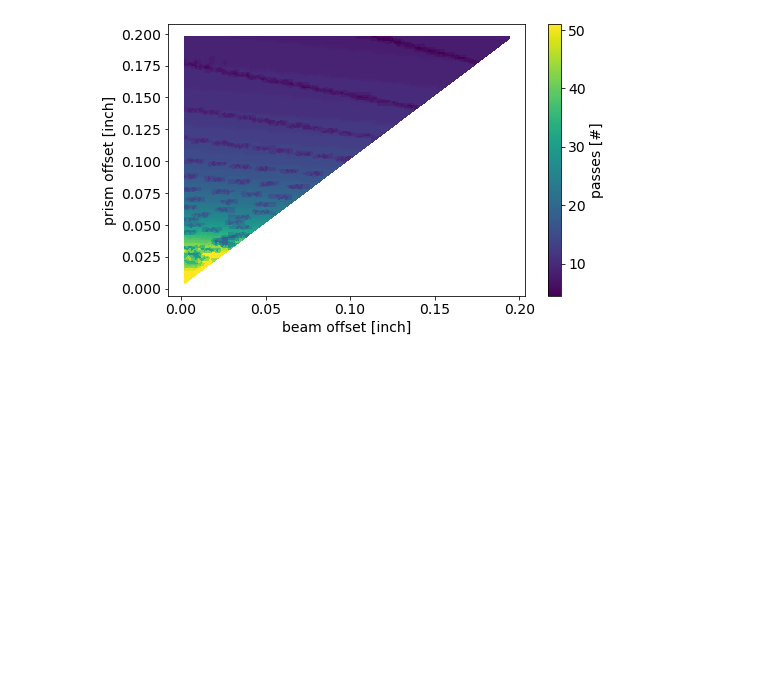
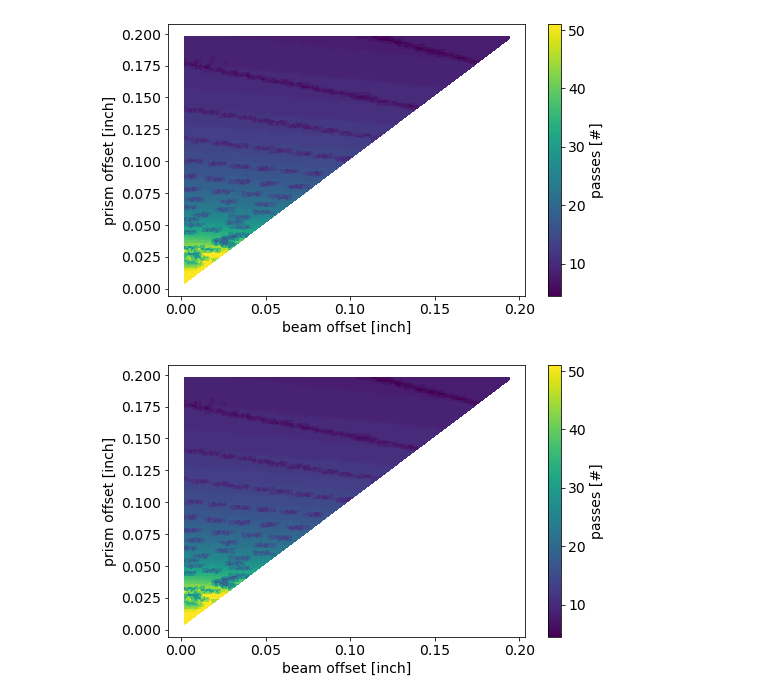
Before and after one commit to ograsdijk/optical-bloch, a Jupyter notebook: Multipass calculations.ipynb, the cells around one changed output. Drawn from its saved outputs; the diff is of its cells as text; code cells hidden in the pictures; blank space fills up the shorter version.

```diff
--- a/Multipass calculations.ipynb
+++ b/Multipass calculations.ipynb
@@ -353,3 +353,22 @@ set_fontsize(ax, 14)
 set_fontsize(cbar.ax, 14)
 # %% [output]
 [figure]
+# %%
+x = multipass_width[:,0]
+y = multipass_width[:,1]
+z = multipass_width[:,3]
+
+m = (x < 0.2) & (y < 0.2)
+
+fig, ax = plt.subplots(figsize = (8,5))
+cs = ax.tripcolor(x[m],y[m],z[m])
+cbar = fig.colorbar(cs)
+
+ax.set_xlabel('beam offset [inch]')
+ax.set_ylabel('prism offset [inch]')
+cbar.ax.set_ylabel(r"passes [#]")
+
+set_fontsize(ax, 14)
+set_fontsize(cbar.ax, 14)
+# %% [output]
+[figure, added]
```
Also changed, not shown: parts of 1 cell of this notebook.
